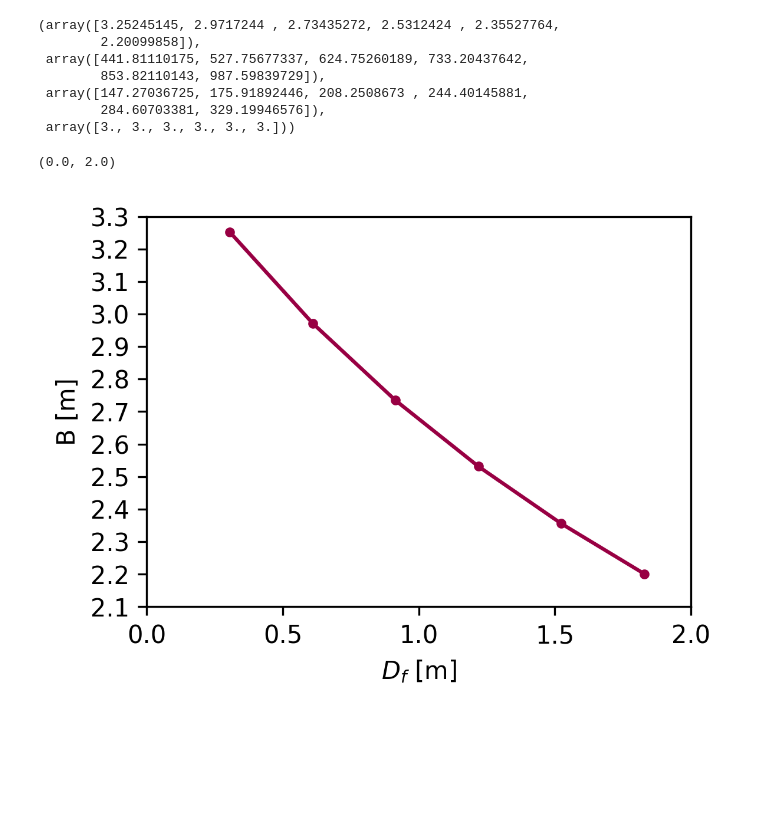
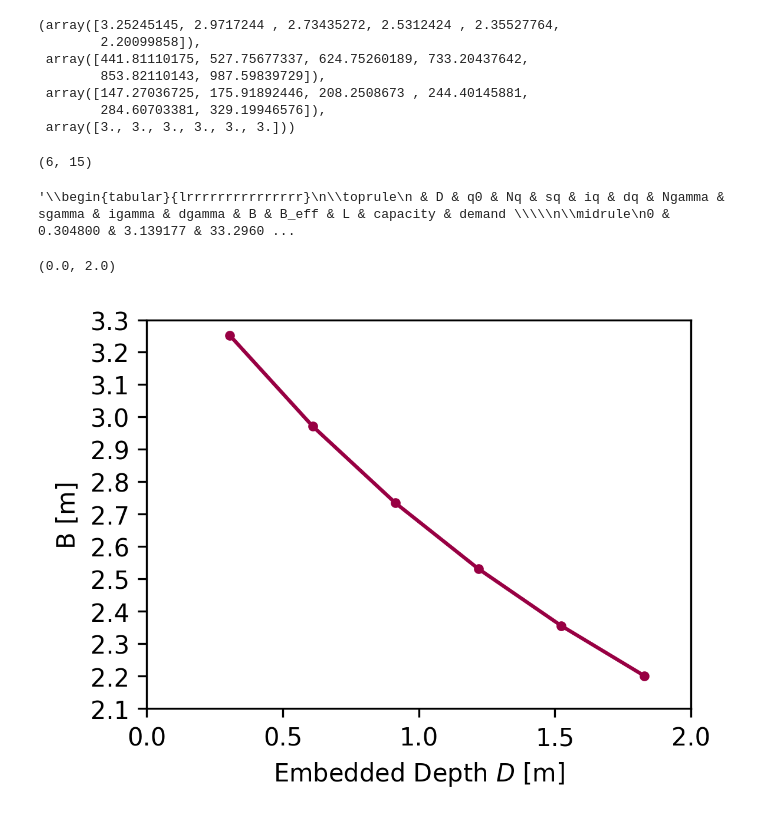
Before and after one commit to bKeungAuyeung/CE444-HW5, a Jupyter notebook: bAuyeung_HW5_CE444.ipynb, the cells around one changed output. Drawn from its saved outputs; the diff is of its cells as text; code cells hidden in the pictures; blank space fills up the shorter version.

```diff
--- a/bAuyeung_HW5_CE444.ipynb
+++ b/bAuyeung_HW5_CE444.ipynb
@@ -308,17 +308,41 @@ ic| widths_p3: array([3.25245145, 2.9717244 , 2.73435272, 2.5312424 , 2.35527764
  array([147.27036725, 175.91892446, 208.2508673 , 244.40145881,
         284.60703381, 329.19946576]),
  array([3., 3., 3., 3., 3., 3.]))
+# %%
+problem3_table = pd.DataFrame({
+    "D": z_embed_p3,
+    "q0": q0_eff_p3,
+    "Nq": Nq_p3 * np.ones(len(z_embed_p3)),
+    "sq": sq_p3,
+    "iq": iq_p3 * np.ones(len(z_embed_p3)),
+    "dq": depth_factor_p3,
+    "Ngamma": Ngamma_p3 * np.ones(len(z_embed_p3)),
+    "sgamma": sgamma_p3,
+    "igamma": igamma_p3 * np.ones(len(z_embed_p3)),
+    "dgamma": depth_factor_p3,
+    "B": widths_p3,
+    "B_eff": B_eff_p3,
+    "L": widths_p3,
+    "capacity": capacity_p3,
+    "demand": demand_p3,
+})
+print(problem3_table.shape)
+problem3_table.reset_index(drop=True, inplace=True)
+problem3_table.to_latex()
+# %% [output]
+(6, 15)
+'\\begin{tabular}{lrrrrrrrrrrrrrrr}\n\\toprule\n & D & q0 & Nq & sq & iq & dq & Ngamma & sgamma & igamma & dgamma & B & B_eff & L & capacity & demand \\\\\n\\midrule\n0 & 0.304800 & 3.139177 & 33.2960 ...
 # %%
 fig, ax = plt.subplots(figsize=(4,3), tight_layout = True, dpi = 300)
 
 ax.plot(z_embed_p3, widths_p3, '.', linestyle = '-', color = "#980043" )
-ax.set_xlabel("$D_f$ [m]")
+ax.set_xlabel("Embedded Depth $D$ [m]")
 ax.set_ylabel('B [m]')
 
 ax.set_ylim(2.1, 3.3)
 ax.set_yticks(np.arange(2.1,3.4,0.1))
 ax.set_xlim(0, 2)
 # ax.set_xticks(np.linspace(30, 45, 6))
 # %% [output]
 (0.0, 2.0)
-[figure, old version]
+[figure, new version]
```
Also changed, not shown: parts of 1 cell of this notebook, 3 other files.
